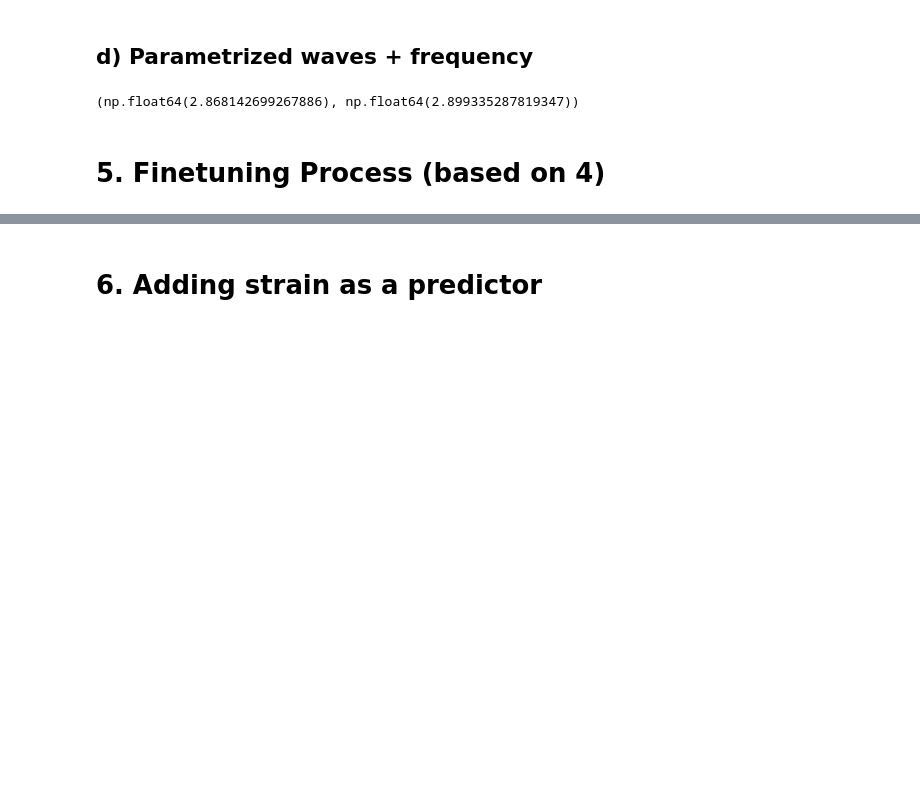
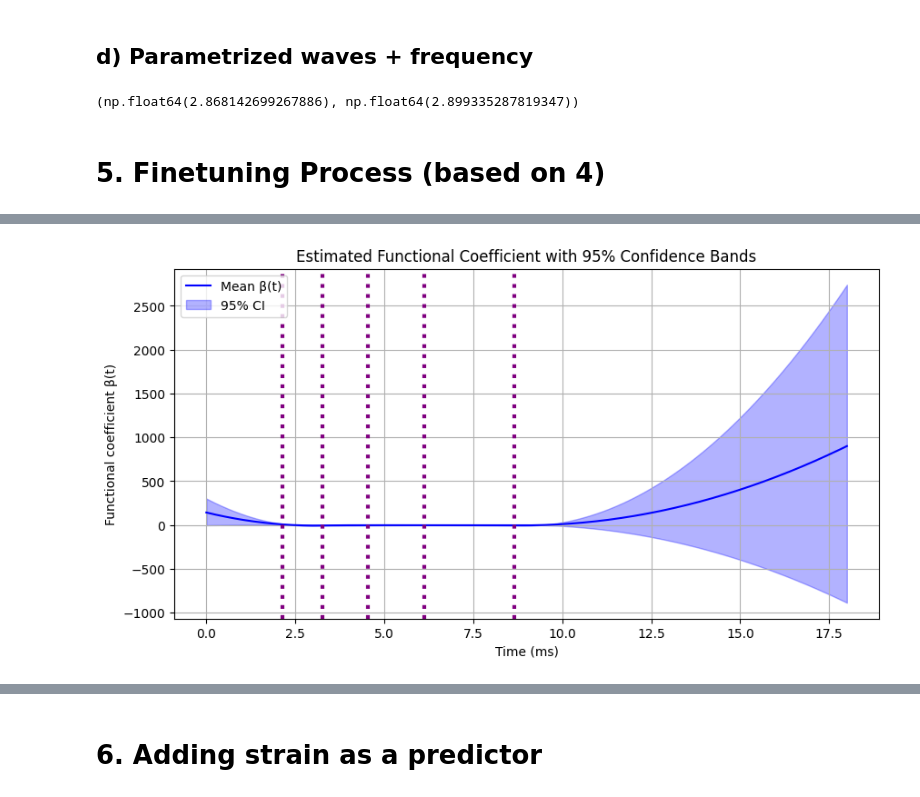
Before and after one commit to caylamiller/ABR2synapse, a Jupyter notebook: func_LR.ipynb, the cells around one changed output, grey strips where cells are left out. Saved outputs shown, nothing was run; the diff lists cells and outputs as text; code cells hidden in the pictures; blank space fills up the shorter version.

Commit message:
Tested significance, added strain, reviewed std

```diff
--- a/func_LR.ipynb
+++ b/func_LR.ipynb
@@ -807,7 +822,7 @@ from skfda.misc.regularization import L2Regularization
 from skfda.misc.operators import LinearDifferentialOperator
 
 penalty = L2Regularization(linear_operator=LinearDifferentialOperator(2))
-shared_grid = np.linspace(0, 18, 244)
+shared_grid = np.linspace(0, time_scale, 244)
 # basis = BSplineBasis(n_basis=7, domain_range=(0,18)) # old
 # smoother = BasisSmoother(basis=basis, return_basis=True) # , regularization=penalty, smoothing_parameter=0.1,
 time_scale = 18
@@ -824,7 +839,8 @@ for (sub, freq), df in subject_ABRs.items():
     for lvl in np.unique(df['Level(dB)']):
         latencies_series = final_clean_strained_grouped_pos_cleangroup_vs_timed2_avgvx[(final_clean_strained_grouped_pos_cleangroup_vs_timed2_avgvx['Subject'] == sub)\
             & (final_clean_strained_grouped_pos_cleangroup_vs_timed2_avgvx['Freq(kHz) (x1)'] == freq)\
-                & (final_clean_strained_grouped_pos_cleangroup_vs_timed2_avgvx['Level(dB) (x2)'] == lvl)]\
+                & (final_clean_strained_grouped_pos_cleangroup_vs_timed2_avgvx['Level(dB) (x2)'] == lvl)\
+                & (final_clean_strained_grouped_pos_cleangroup_vs_timed2_avgvx['Strain (x5)'] == lvl)]\
             ['Latencies']
 
         if len(latencies_series) == 0:
@@ -851,8 +867,7 @@ for (sub, freq), df in subject_ABRs.items():
         X = wave_newbasis.coefficients
 
         y_series = final_clean_strained_grouped_pos_cleangroup_vs_timed2_avgvx[(final_clean_strained_grouped_pos_cleangroup_vs_timed2_avgvx['Subject'] == sub)\
-            & (final_clean_strained_grouped_pos_cleangroup_vs_timed2_avgvx['Freq(kHz) (x1)'] == freq)\
-            & (final_clean_strained_grouped_pos_cleangroup_vs_timed2_avgvx['Level(dB) (x2)'] == lvl)]\
+            & (final_clean_strained_grouped_pos_cleangroup_vs_timed2_avgvx['Freq(kHz) (x1)'] == freq)]\
             ['Synapse to IHC Ratio per Freq (y2)']
 
         # print(y_series)
@@ -1017,7 +1034,7 @@ for alpha in np.logspace(-4,2,10):
     X = final_waves_df_new_basis_clean['Transformed Waves (X)']
     X_relevant_waves = [x for x in X]
     X_func = np.vstack([x.flatten() for x in X_relevant_waves])
-    X_nonfunc = pd.DataFrame(final_waves_df_new_basis_clean['Freq(kHz)'])
+    X_nonfunc = pd.DataFrame(final_waves_df_new_basis_clean[['Freq(kHz)', 'Level(dB)']])
 
     y = final_waves_df_new_basis_clean['Synapse to IHC Ratio per Freq (y2)']
 
@@ -1058,0 +1236,36 @@ Best alpha: 1.0000e+02 with RMSE 2.9009
+# %%
+latencies_df = pd.DataFrame(final_waves_df_new_basis_best_clean['Latencies'])
+latencies_df['Wave I Peak'] = latencies_df['Latencies'].apply(lambda x: x[0])
+latencies_df['Wave II Peak'] = latencies_df['Latencies'].apply(lambda x: x[1])
+latencies_df['Wave III Peak'] = latencies_df['Latencies'].apply(lambda x: x[2])
+latencies_df['Wave IV Peak'] = latencies_df['Latencies'].apply(lambda x: x[3])
+latencies_df['Wave V Peak'] = latencies_df['Latencies'].apply(lambda x: x[4])
+waveIend = np.mean(latencies_df['Wave I Peak'])
+waveIIend = np.mean(latencies_df['Wave II Peak'])
+waveIIIend = np.mean(latencies_df['Wave III Peak'])
+waveIVend = np.mean(latencies_df['Wave IV Peak'])
+waveVsend = np.mean(latencies_df['Wave V Peak'])
+
+latency_marks = [waveIend, waveIIend, waveIIIend, waveIVend, waveVsend]
+# %%
+beta_array = np.vstack(beta_curves)  # shape: (n_bootstraps, n_timepoints)
+mean_beta = np.mean(beta_array, axis=0)
+lower_ci = np.percentile(beta_array, 2.5, axis=0)
+upper_ci = np.percentile(beta_array, 97.5, axis=0)
+
+import matplotlib.pyplot as plt
+
+plt.figure(figsize=(10, 5))
+plt.plot(t, mean_beta, label='Mean β(t)', color='blue')
+plt.fill_between(t, lower_ci, upper_ci, color='blue', alpha=0.3, label='95% CI')
+for x in latency_marks:
+    plt.axvline(x=x, linestyle=':', color='purple', linewidth=3)
+
+plt.xlabel("Time (ms)")
+plt.ylabel("Functional coefficient β(t)")
+plt.title("Estimated Functional Coefficient with 95% Confidence Bands")
+plt.legend()
+plt.grid(True)
+plt.show()
+# %% [output]
+[figure, added]
```
Also changed, not shown: parts of 16 cells of this notebook.
